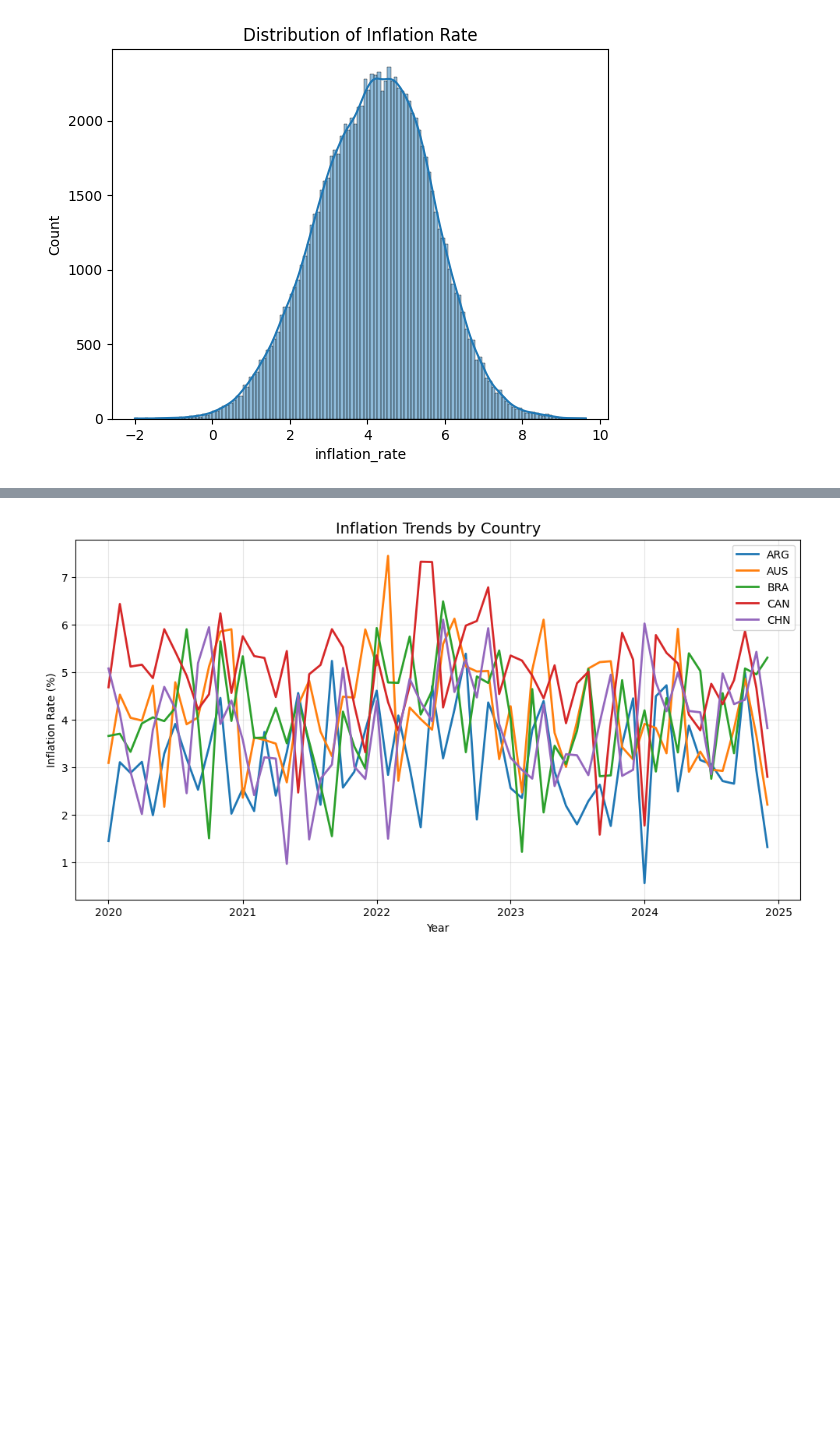
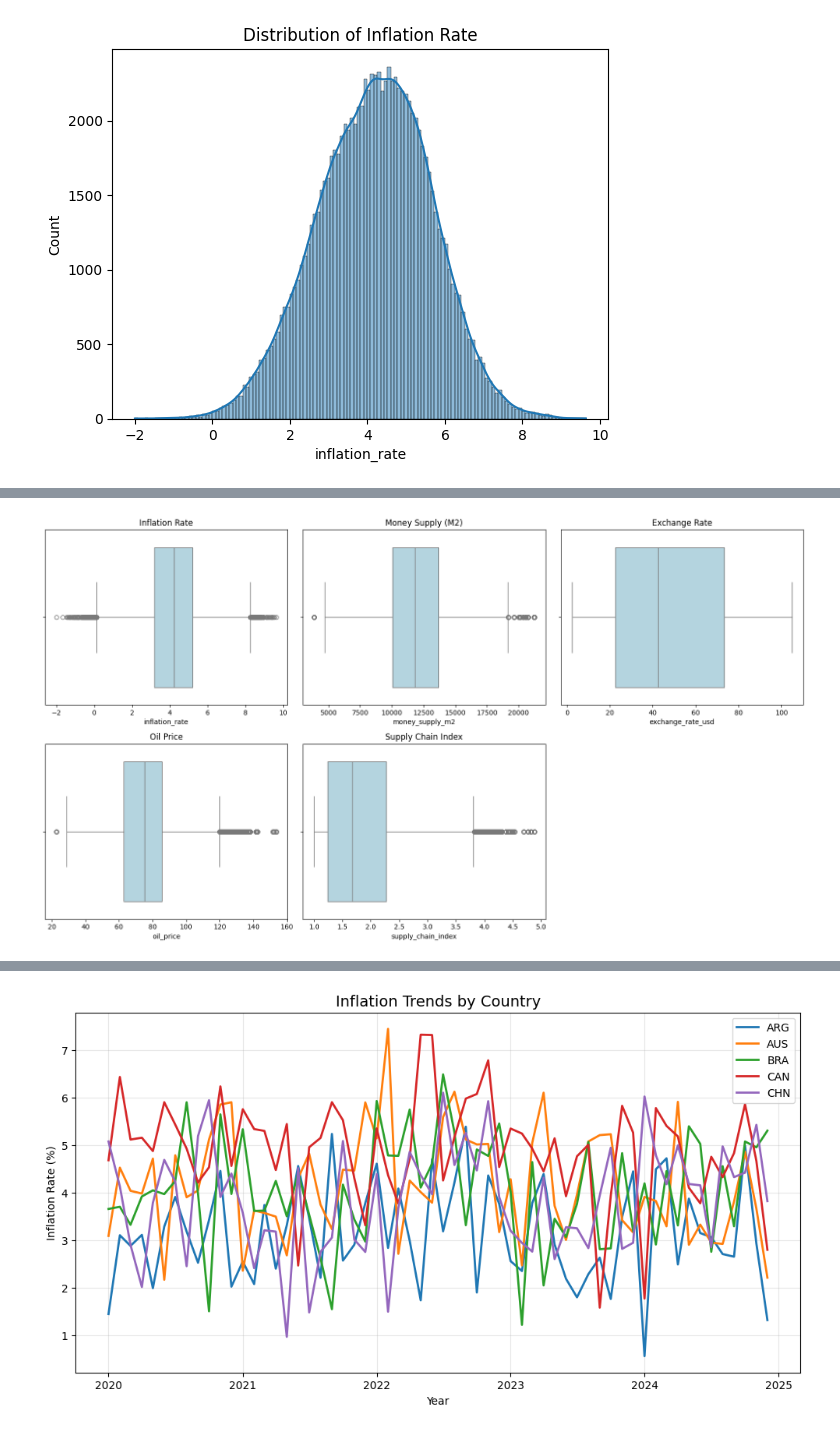
Before and after one commit to gesangamukti/global-inflation-analysis, a Jupyter notebook: globalinflationanalysispost-covid-eda-insight.ipynb, the cells around one changed output, grey strips where cells are left out. Cells and saved outputs as stored; diff of their text form; code cells hidden in the pictures; blank space fills up the shorter version.

```diff
--- a/globalinflationanalysispost-covid-eda-insight.ipynb
+++ b/globalinflationanalysispost-covid-eda-insight.ipynb
@@ -140,0 +190,20 @@ plt.show()
+# %%
+fig, axes = plt.subplots(2,3, figsize=(16,9))
+
+for ax, var, title in zip(axes.flatten(), selected_vars, titles):
+
+    sns.boxplot(
+        x=df[var],
+        color='lightblue',
+        ax=ax
+    )
+
+    ax.set_title(title)
+
+axes[1,2].axis("off")
+
+plt.tight_layout()
+
+plt.show()
+# %% [output]
+[figure, added]
```
Also changed, not shown: parts of 11 cells of this notebook.
